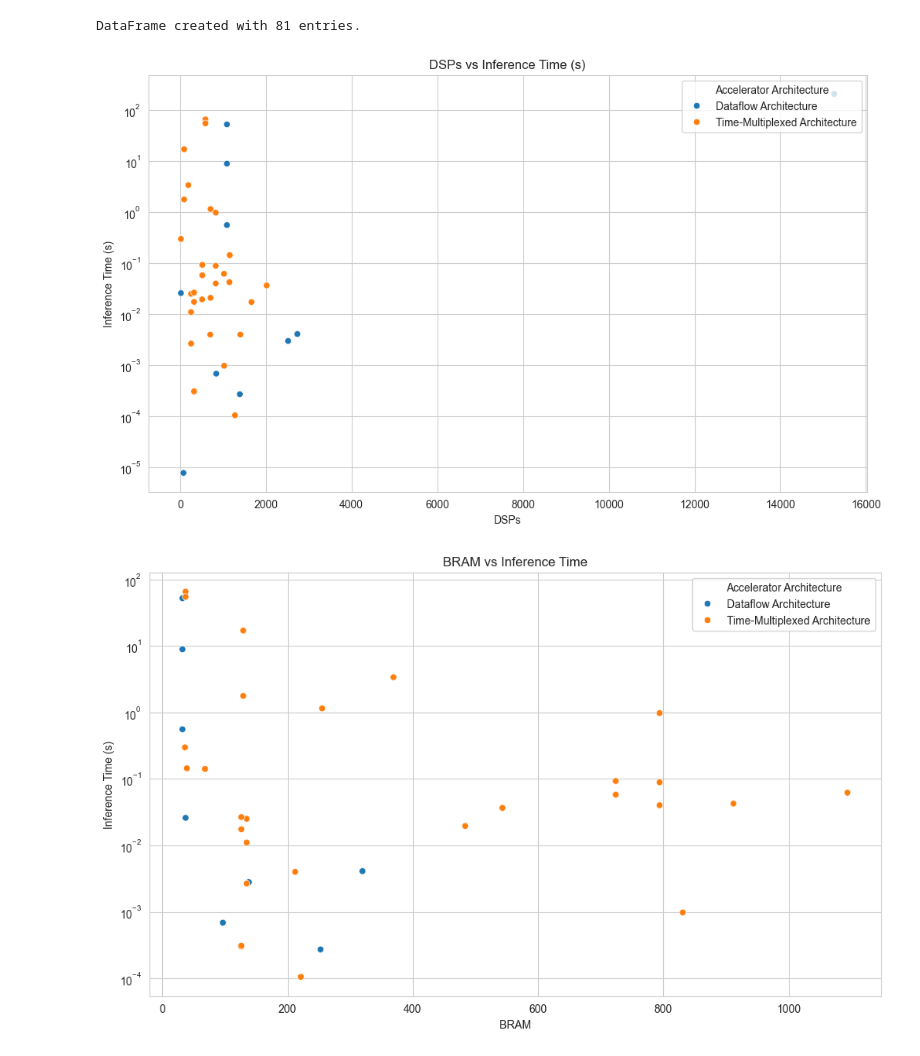
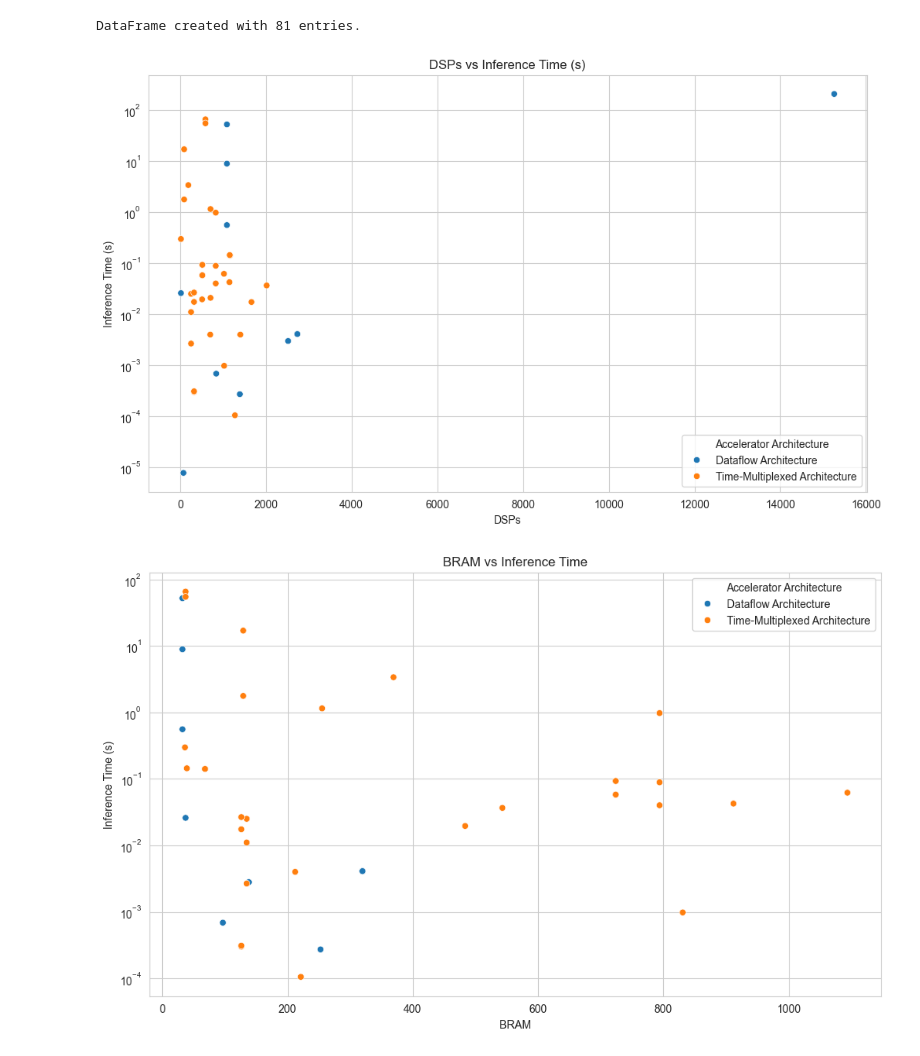
Before and after one commit to asap-space/SPACE_FPGA_NNs_SURVEY_DATA, a Jupyter notebook: Graphs.ipynb, the cells around one changed output. Saved outputs shown, nothing was run; the diff lists cells and outputs as text; code cells hidden in the pictures.

```diff
--- a/Graphs.ipynb
+++ b/Graphs.ipynb
@@ -205,36 +205,36 @@ def convert_time_units(value):
         match = re.search(r'(\d+(\.\d+)?)\s*(s|ms|mu s)', value)
         if match:
             num_value = float(match.group(1))
             unit = match.group(3)
             if unit == 'ms':
                 return num_value / 1000  # Convert ms to s
             elif unit == 'mu s':
                 return num_value / 1e6  # Convert us to s
             else:
                 return num_value  # Already in Seconds
     return None
 
 # Function to extract DSPs and convert latency to milliseconds
 def extract_dsp(value):
     if isinstance(value, str):
         # Extract numeric value and unit
         match = re.search(r'(\d+(\.\d+)?)\s*(DSP|DSPs)', value)
         if match:
             num_value = float(match.group(1))
             return num_value
     return None
 
 # Apply the function to extract DSPs and latency
 temp_df = df_for_analysis[['FPGA Resources Consumption', 'Inference Time (Latency)', 'Accelerator Architecture']].dropna()
 temp_df['Inference Time (s)'] = temp_df['Inference Time (Latency)'].apply(convert_time_units)
 temp_df['DSPs'] = temp_df['FPGA Resources Consumption'].apply(extract_dsp)
 # Remove rows with NaN values
 temp_df = temp_df.dropna()
 # Plot the data with a logarithmic scale on the y-axis and different colors for 'Accelerator Architecture'
-scatter_plot(temp_df, 'DSPs', 'Inference Time (s)', 'DSPs vs Inference Time (s)', hue='Accelerator Architecture', x_log=False, y_log=True)
-fancy_scatter_plot(temp_df, 'DSPs', 'Inference Time (s)', 'DSPs vs Inference Time (s)', hue='Accelerator Architecture', x_log=False, y_log=True)
+scatter_plot(temp_df, 'DSPs', 'Inference Time (s)', 'DSPs vs Inference Time (s)', hue='Accelerator Architecture', x_log=False, y_log=True, legend_x=1, legend_y=0, legend_xanchor='right', legend_yanchor='lower')
+fancy_scatter_plot(temp_df, 'DSPs', 'Inference Time (s)', 'DSPs vs Inference Time (s)', hue='Accelerator Architecture', x_log=False, y_log=True, legend_x=1, legend_y=0, legend_xanchor='right', legend_yanchor='bottom')
 # %% [output]
-[figure, old version]
+[figure, new version]
 # %%
 # Function to extract BRAM and convert latency to milliseconds
 def extract_bram(value):
```
